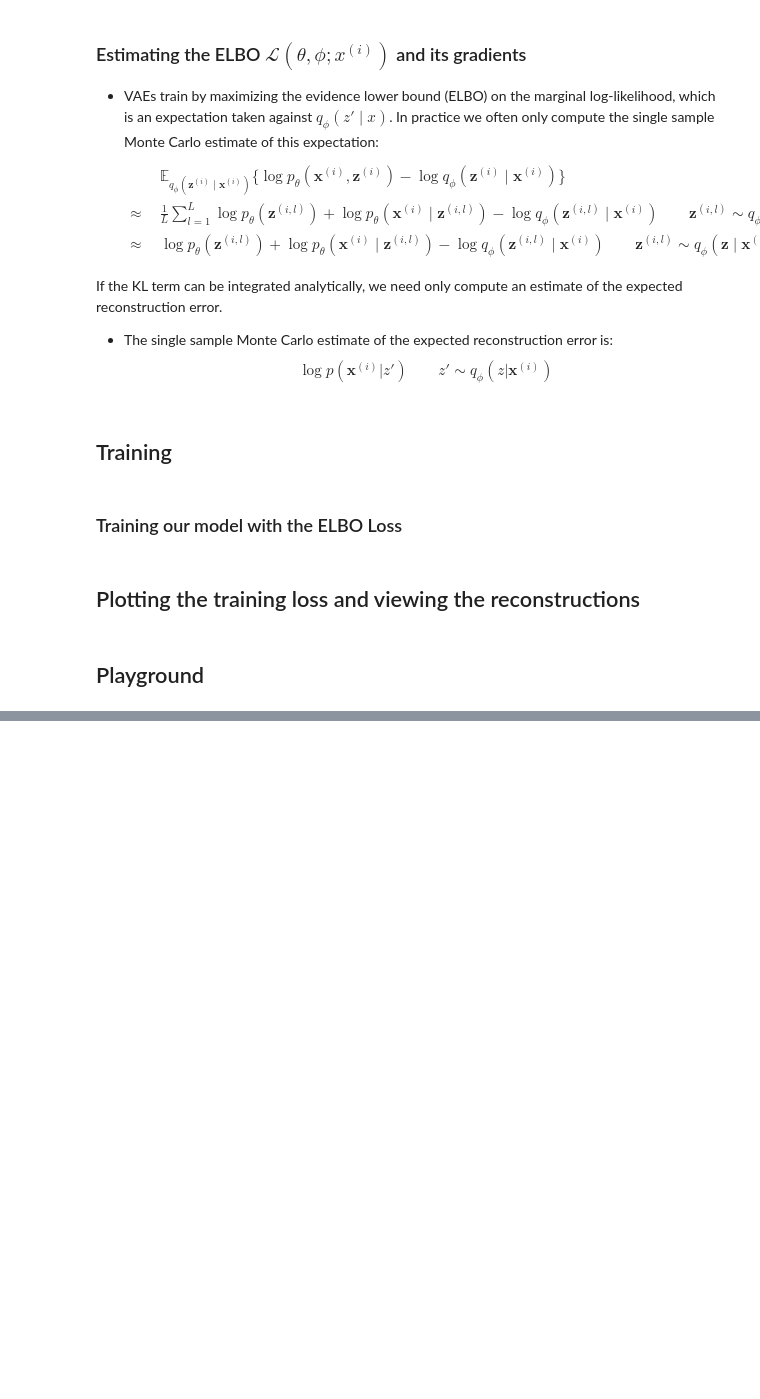
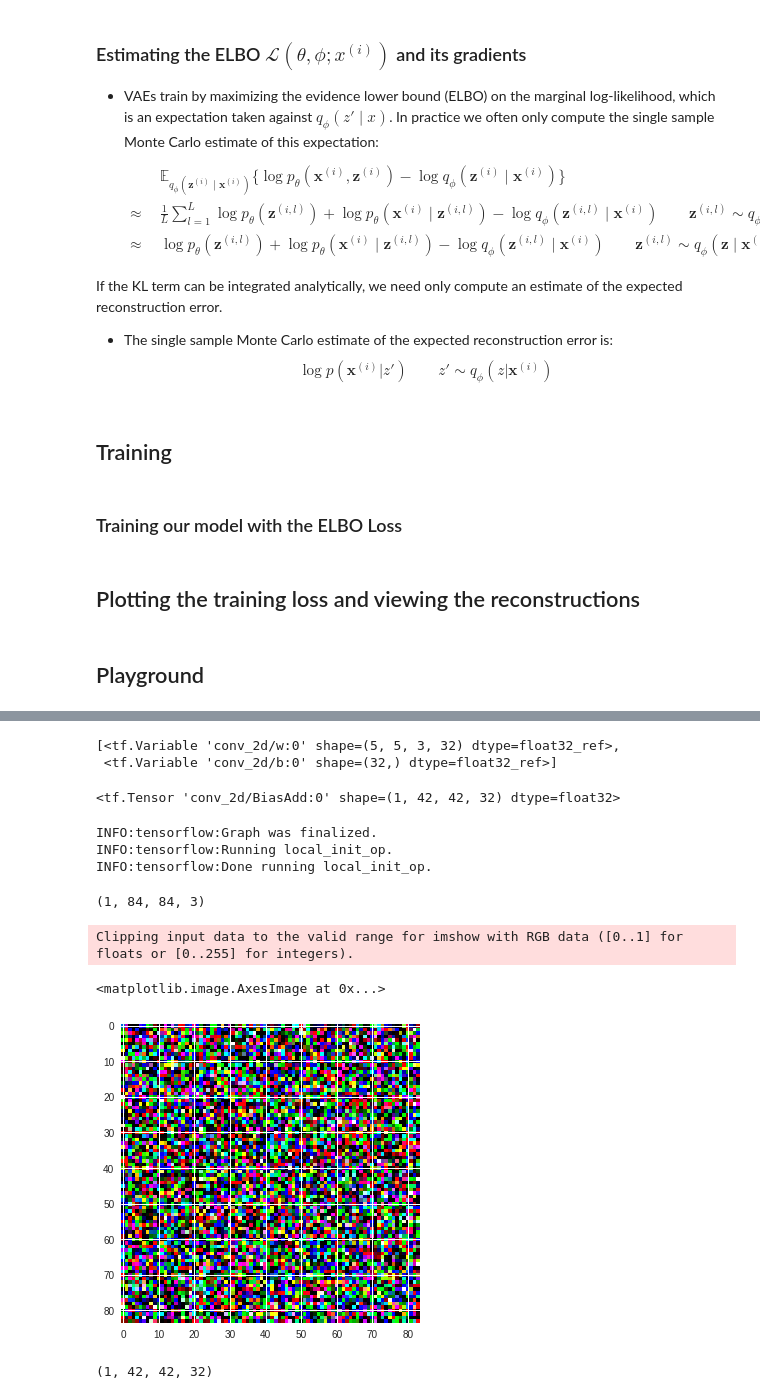
Before and after one commit to jarrydmartinx/generative-models, a Jupyter notebook: variational-autoencoder.ipynb, the cells around one changed output, grey strips where cells are left out. Cells and saved outputs as stored; diff of their text form; code cells hidden in the pictures; blank space fills up the shorter version.

```diff
--- a/variational-autoencoder.ipynb
+++ b/variational-autoencoder.ipynb
@@ -358,0 +434,43 @@ kept_images = images
+# %%
+# Reset the motherfucking graph.
+tf.reset_default_graph()
+
+# Make a convolutional layer consisting of 32 independent filters.
+conv_module = snt.Conv2D(output_channels=32, kernel_shape=(5, 5), stride=(2, 2))
+
+# Make some dummy (noise) inputs.
+inputs = tf.random_normal(shape=(1, 84, 84, 3))  # [N, H, W, C]
+
+# Pass the noise through our conv filters.
+filtered_image = conv_module(inputs)
+# %%
+tf.global_variables()
+# %% [output]
+[<tf.Variable 'conv_2d/w:0' shape=(5, 5, 3, 32) dtype=float32_ref>,
+ <tf.Variable 'conv_2d/b:0' shape=(32,) dtype=float32_ref>]
+# %%
+filtered_image
+# %% [output]
+<tf.Tensor 'conv_2d/BiasAdd:0' shape=(1, 42, 42, 32) dtype=float32>
+# %%
+with tf.train.MonitoredSession() as sess:
+  input_v = sess.run(inputs)  # Get some noise inputs out of TF
+  output_v = sess.run(filtered_image)  # Get our filtered image out (NOTE: not the *same* image as above)
+# %% [output]
+INFO:tensorflow:Graph was finalized.
+INFO:tensorflow:Running local_init_op.
+INFO:tensorflow:Done running local_init_op.
+# %%
+input_v.shape
+# %% [output]
+(1, 84, 84, 3)
+# %%
+plt.imshow(input_v.squeeze())
+# %% [output]
+Clipping input data to the valid range for imshow with RGB data ([0..1] for floats or [0..255] for integers).
+<matplotlib.image.AxesImage at 0x...>
+[figure, added]
+# %%
+output_v.shape
+# %% [output]
+(1, 42, 42, 32)
```
Also changed, not shown: parts of 42 cells of this notebook.
